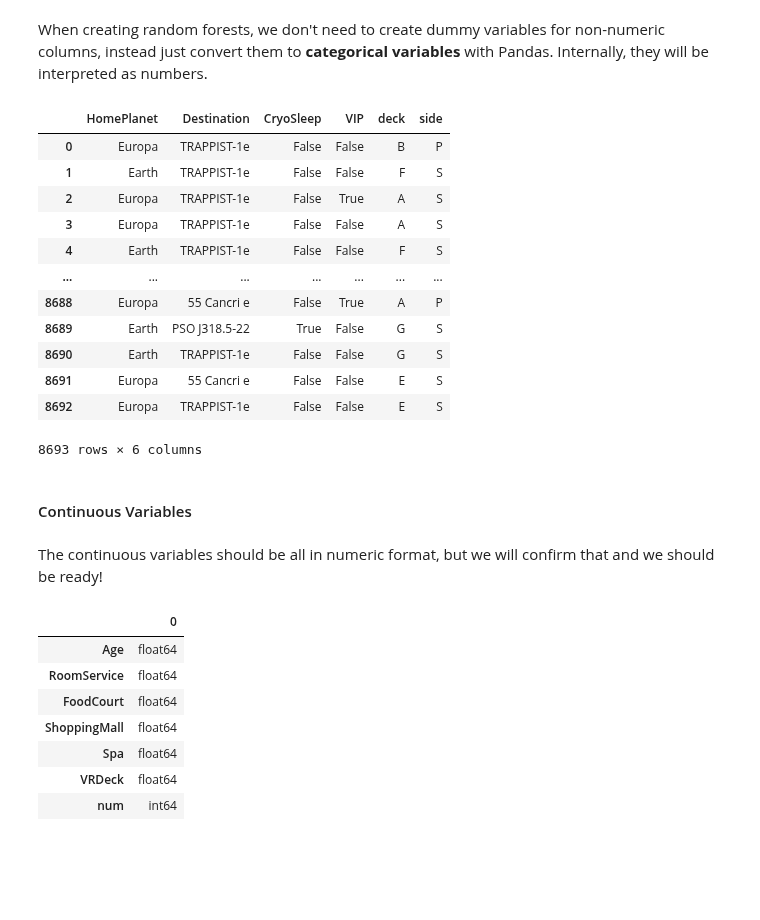
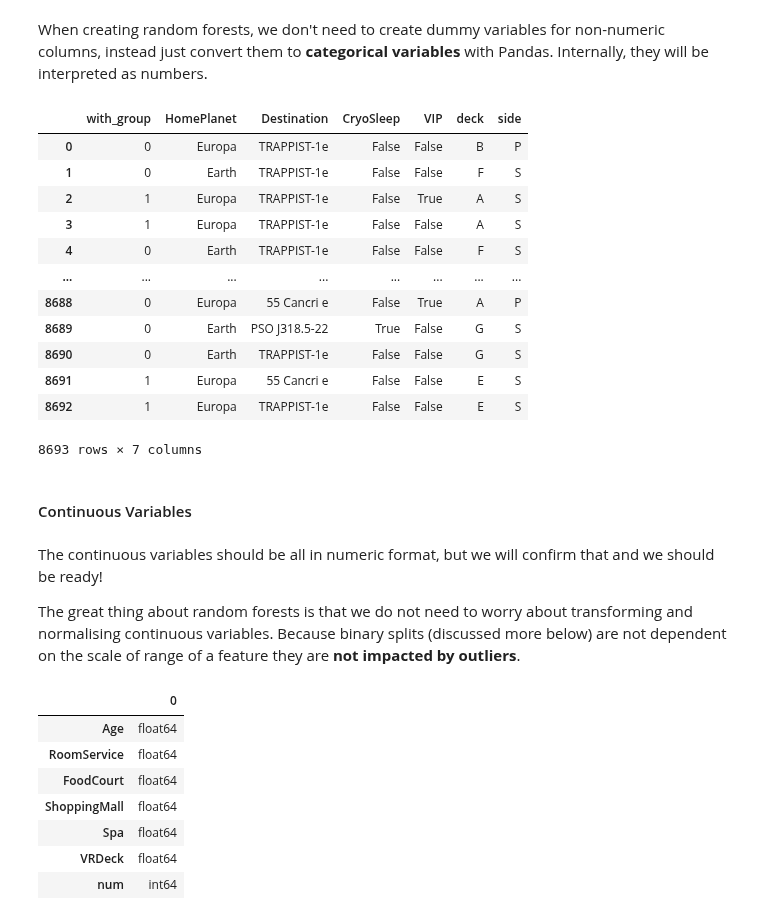
Before and after one commit to frank-895/machine_learning_journey, a Jupyter notebook: random_forests/random_forest.ipynb, the cells around one changed output. Saved outputs shown, nothing was run; the diff lists cells and outputs as text; code cells hidden in the pictures; blank space fills up the shorter version.

Commit message:
Employed binary splits and created discussion

```diff
--- a/random_forests/random_forest.ipynb
+++ b/random_forests/random_forest.ipynb
@@ -189,31 +212,33 @@ Now I just need to finish preparing all continuous and categorical variables, si
 # %% [markdown]
 When creating random forests, we don't need to create dummy variables for non-numeric columns, instead just convert them to **categorical variables** with Pandas. Internally, they will be interpreted as numbers.
 # %%
-categories = ['HomePlanet', 'Destination', 'CryoSleep', 'VIP', 'deck', 'side']
+categories = ['with_group', 'HomePlanet', 'Destination', 'CryoSleep', 'VIP', 'deck', 'side']
 def categorical(df):
   for c in categories:
     df[c] = pd.Categorical(df[c])
 
 categorical(df)
 df[categories]
 # %% [output]
-|  | HomePlanet | Destination | CryoSleep | VIP | deck | side |
-| 0 | Europa | TRAPPIST-1e | False | False | B | P |
-| 1 | Earth | TRAPPIST-1e | False | False | F | S |
-| 2 | Europa | TRAPPIST-1e | False | True | A | S |
-| 3 | Europa | TRAPPIST-1e | False | False | A | S |
-| 4 | Earth | TRAPPIST-1e | False | False | F | S |
-| ... | ... | ... | ... | ... | ... | ... |
-| 8688 | Europa | 55 Cancri e | False | True | A | P |
-| 8689 | Earth | PSO J318.5-22 | True | False | G | S |
-| 8690 | Earth | TRAPPIST-1e | False | False | G | S |
-| 8691 | Europa | 55 Cancri e | False | False | E | S |
-| 8692 | Europa | TRAPPIST-1e | False | False | E | S |
+|  | with_group | HomePlanet | Destination | CryoSleep | VIP | deck | side |
+| 0 | 0 | Europa | TRAPPIST-1e | False | False | B | P |
+| 1 | 0 | Earth | TRAPPIST-1e | False | False | F | S |
+| 2 | 1 | Europa | TRAPPIST-1e | False | True | A | S |
+| 3 | 1 | Europa | TRAPPIST-1e | False | False | A | S |
+| 4 | 0 | Earth | TRAPPIST-1e | False | False | F | S |
+| ... | ... | ... | ... | ... | ... | ... | ... |
+| 8688 | 0 | Europa | 55 Cancri e | False | True | A | P |
+| 8689 | 0 | Earth | PSO J318.5-22 | True | False | G | S |
+| 8690 | 0 | Earth | TRAPPIST-1e | False | False | G | S |
+| 8691 | 1 | Europa | 55 Cancri e | False | False | E | S |
+| 8692 | 1 | Europa | TRAPPIST-1e | False | False | E | S |
-8693 rows × 6 columns
+8693 rows × 7 columns
 # %% [markdown]
 #### Continuous Variables
 # %% [markdown]
 The continuous variables should be all in numeric format, but we will confirm that and we should be ready!
+
+The great thing about random forests is that we do not need to worry about transforming and normalising continuous variables. Because binary splits (discussed more below) are not dependent on the scale of range of a feature they are **not impacted by outliers**.
 # %%
 cont = ['Age', 'RoomService', 'FoodCourt', 'ShoppingMall', 'Spa', 'VRDeck', 'num']
 df[cont].dtypes
```
Also changed, not shown: parts of 21 cells of this notebook.
